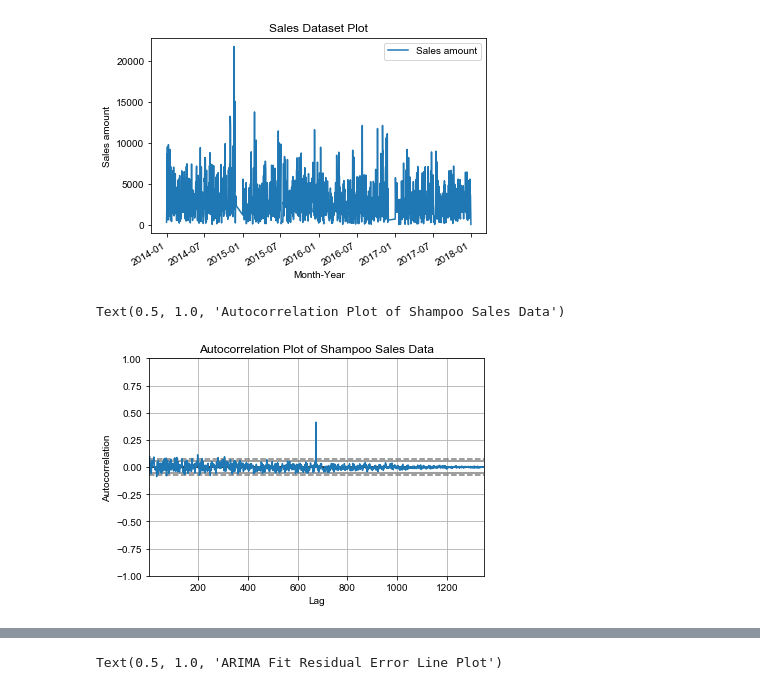
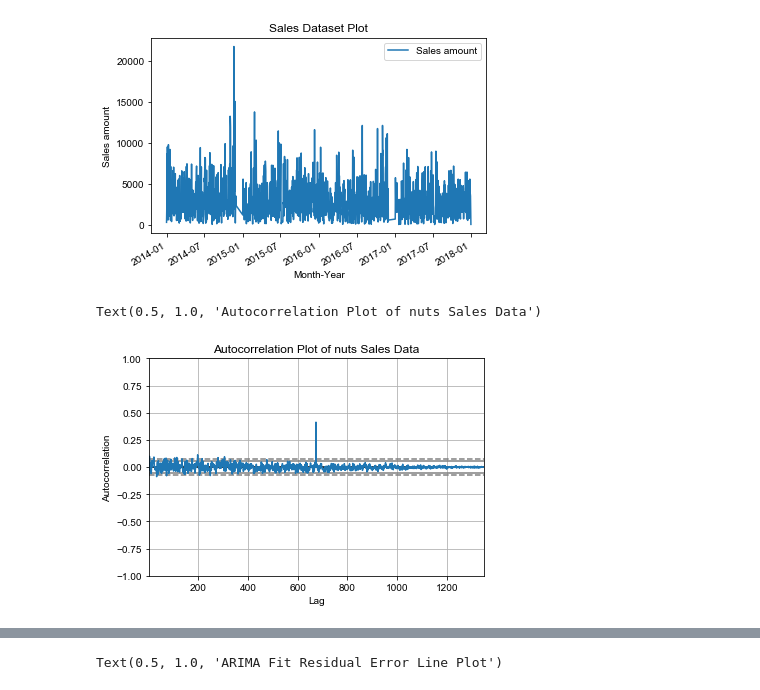
Before and after one commit to UniqueLWS/LWS, a Jupyter notebook: 7810_Group project source code_group 6.ipynb, the cells around one changed output, grey strips where cells are left out. Saved outputs shown, nothing was run; the diff lists cells and outputs as text; code cells hidden in the pictures.

```diff
--- a/7810_Group project source code_group 6.ipynb
+++ b/7810_Group project source code_group 6.ipynb
@@ -1337,10 +1327,10 @@ Text(0, 0.5, 'Sales amount')
 # %%
 #autocorrelation for a large number of lags in the time series data
 autocorrelation_plot(arima_data1)
-pyplot.title('Autocorrelation Plot of Shampoo Sales Data')
+pyplot.title('Autocorrelation Plot of nuts Sales Data')
 # %% [output]
-Text(0.5, 1.0, 'Autocorrelation Plot of Shampoo Sales Data')
+Text(0.5, 1.0, 'Autocorrelation Plot of nuts Sales Data')
-[figure, old version]
+[figure, new version]
 # %%
 # fit an ARIMA(5,1,0) model.
 # This sets the lag value to 5 for autoregression, uses a difference order of 1 to make the time series stationary,
```
Also changed, not shown: parts of 27 cells of this notebook.
